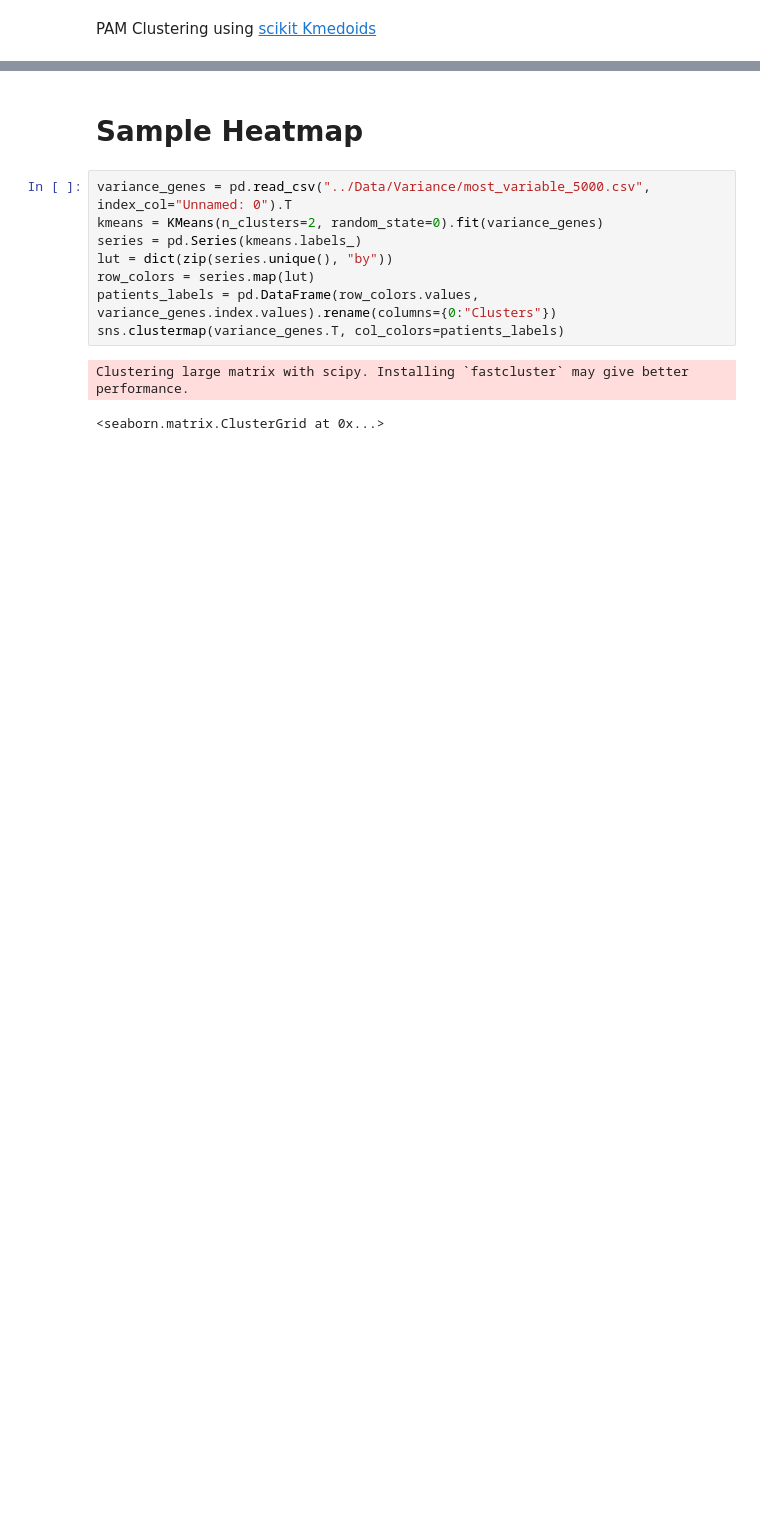
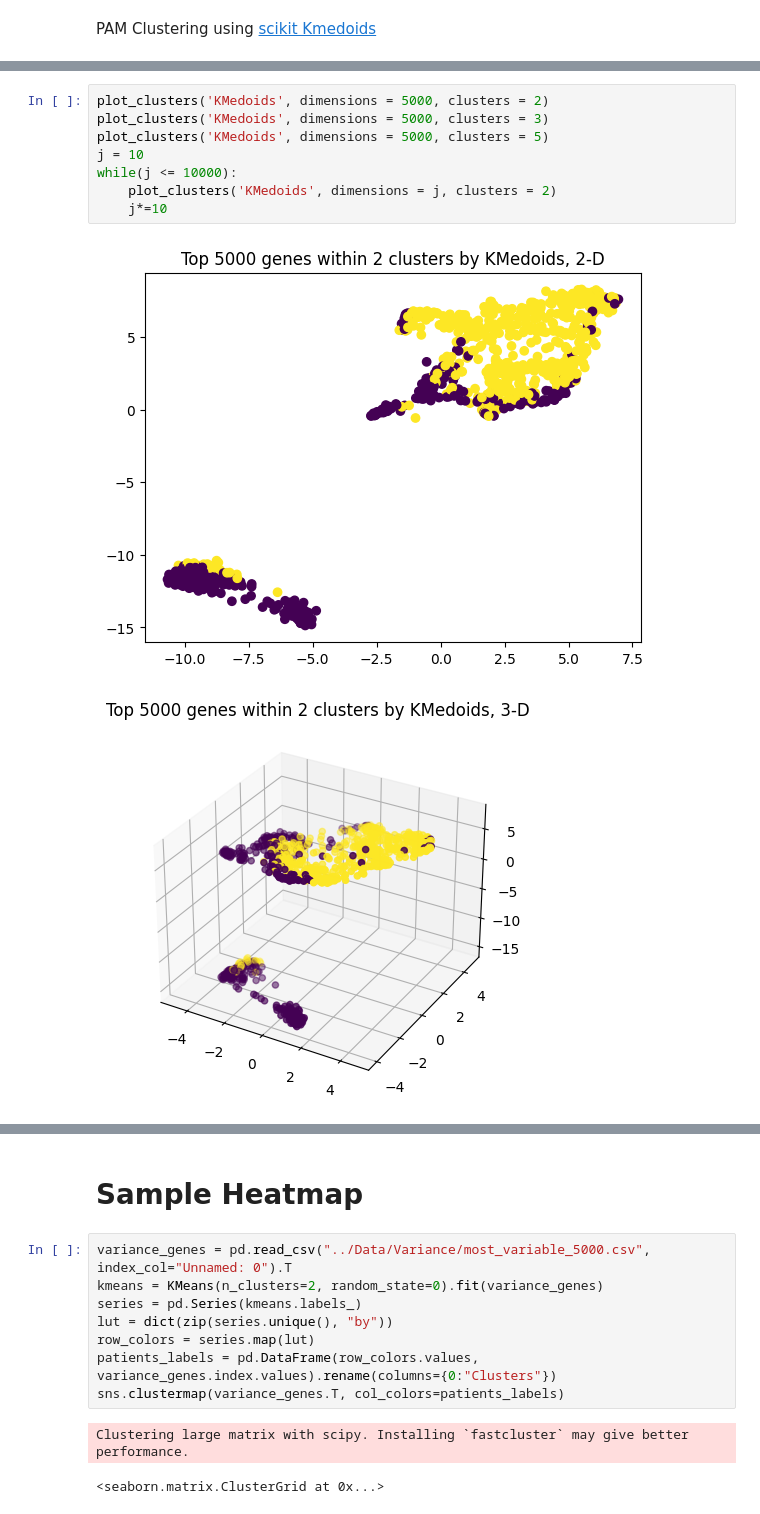
Before and after one commit to sckaff/pediatric-aml-analysis, a Jupyter notebook: Code/Assignment_3.ipynb, the cells around one changed output, grey strips where cells are left out. Drawn from its saved outputs; the diff is of its cells as text; blank space fills up the shorter version.

```diff
--- a/Code/Assignment_3.ipynb
+++ b/Code/Assignment_3.ipynb
@@ -64,0 +58,11 @@ Warning: random state is removed
+# %%
+plot_clusters('KMedoids', dimensions = 5000, clusters = 2)
+plot_clusters('KMedoids', dimensions = 5000, clusters = 3)
+plot_clusters('KMedoids', dimensions = 5000, clusters = 5)
+j = 10
+while(j <= 10000):
+    plot_clusters('KMedoids', dimensions = j, clusters = 2)
+    j*=10
+# %% [output]
+[figure, added]
+[figure, added]
```
Also changed, not shown: parts of 8 cells of this notebook.
